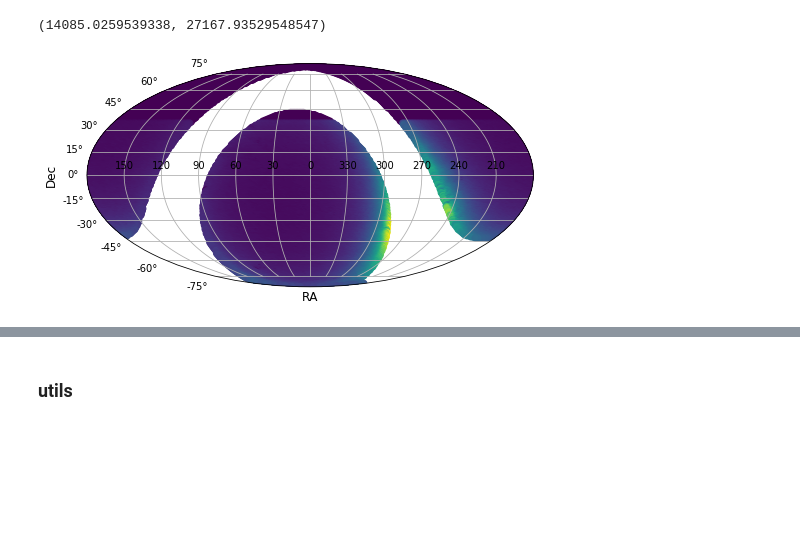
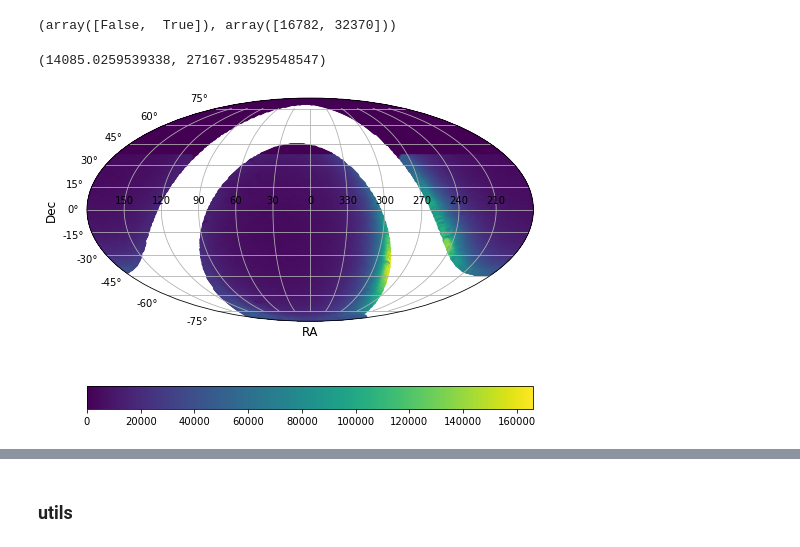
Before and after one commit to lmptc/PrestoColor2_Metric, a Jupyter notebook: SkyArea.ipynb, the cells around one changed output, grey strips where cells are left out. Cells and saved outputs as stored; diff of their text form; code cells hidden in the pictures; blank space fills up the shorter version.

```diff
--- a/SkyArea.ipynb
+++ b/SkyArea.ipynb
@@ -17,6 +31,6 @@ Fields['fieldEl'], Fields['fieldEb'] = radec2ecliptic(ra=Fields['fieldRa'].value
 # %%
-#def get_dens(df):
-#    dens = get_starDensity(ra=df['fieldRa'], dec=df['fieldDec'], starMap=starmap, mag=25)
-#    if df['pixId']%100 == 0:
-#        print(df['pixId'])
-#   return dens
+def get_dens(df):
+    dens = get_starDensity(ra=df['fieldRa'], dec=df['fieldDec'], starMap=starmap, mag=25)
+    if df['pixId']%1000 == 0:
+        print(df['pixId'])
+    return dens
@@ -23,8 +69,9 @@ Fields['fieldEl'], Fields['fieldEb'] = radec2ecliptic(ra=Fields['fieldRa'].value
 # %%
 # load a builtin star map
 # only have star density for LSST footprint
-#starmap = load_starmap(flt='r')
+starmap = load_starmap(flt='r')
 
-#%%time
-#Fields['starDensity_r25'] = Fields.apply(get_dens, axis=1)
-#Fields.to_csv("Fields_nside{}.csv".format(NSIDE), index=False)
+# %%time
+Fields['starDensity_r25'] = Fields.apply(get_dens, axis=1)
+Fields.to_csv("Fields_nside{}.csv".format(NSIDE), index=False)
+print('Finish!')
@@ -31,5 +96,9 @@ Fields['fieldEl'], Fields['fieldEb'] = radec2ecliptic(ra=Fields['fieldRa'].value
 # %%
 Fields['extra_gal'] = ( Fields['fieldGb'] > 20 ) | ( Fields['fieldGb'] < -20 )
+# %%
+np.unique( Fields['extra_gal'].values, return_counts=True )
+# %% [output]
+(array([False,  True]), array([16782, 32370]))
 # %%
 _, (Ngal, N_extragal) = np.unique( Fields['extra_gal'].values, return_counts=True )
 # %%
@@ -42,16 +111,16 @@ area_gal, area_extragal
 # %%
 df = Fields
 
 fig, ax = plt.subplots(1, 1, figsize=(8, 8),
                             subplot_kw={'projection': 'mollweide'});
 
 # remove by galactic coordinate
 extra_gal = Fields['extra_gal'].values
 
 df = df[extra_gal]
 x = df['fieldRa']
 y = df['fieldDec']
 c = df['starDensity_r25']
-plot_mwd(ax, x, y, c, title='', colorbar=False)
+plot_mwd(ax, x, y, c, title='')
 # %% [output]
-[figure, old version]
+[figure, new version]
```
Also changed, not shown: parts of 6 cells of this notebook, 1 other file.
